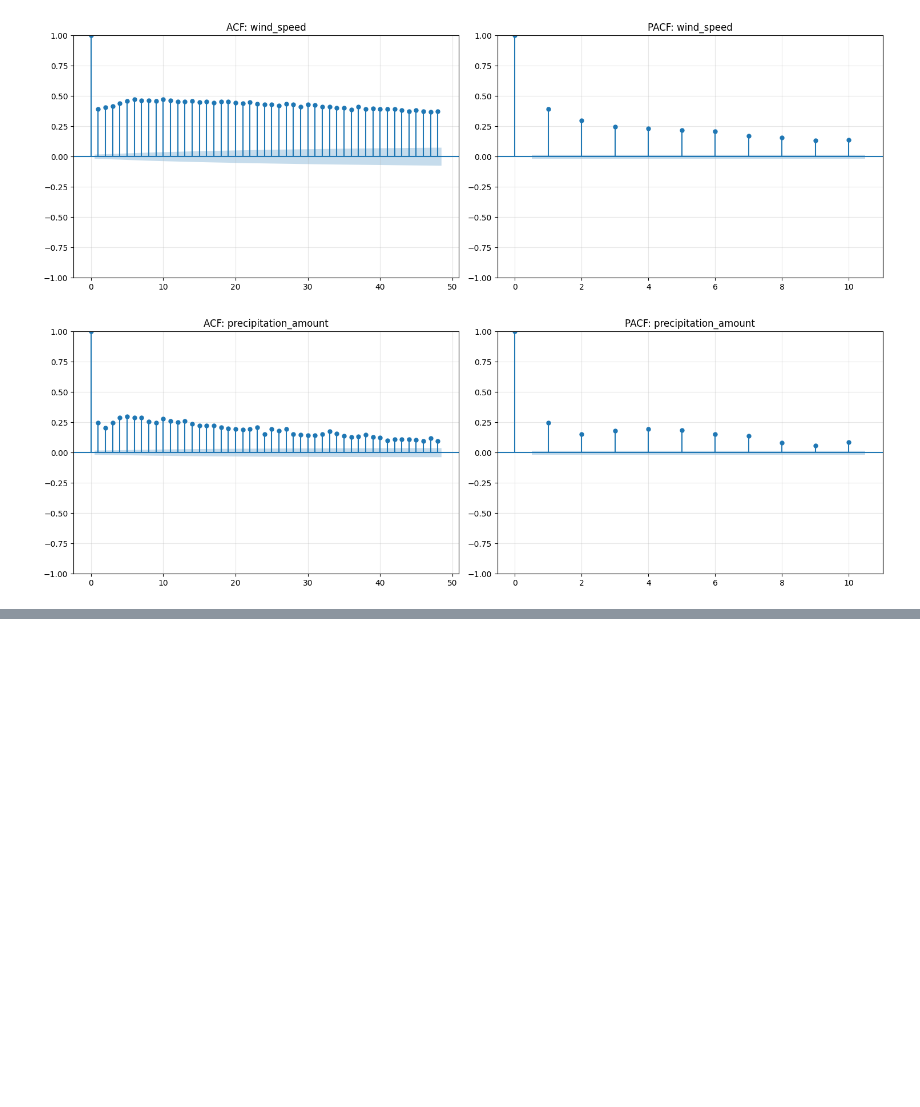
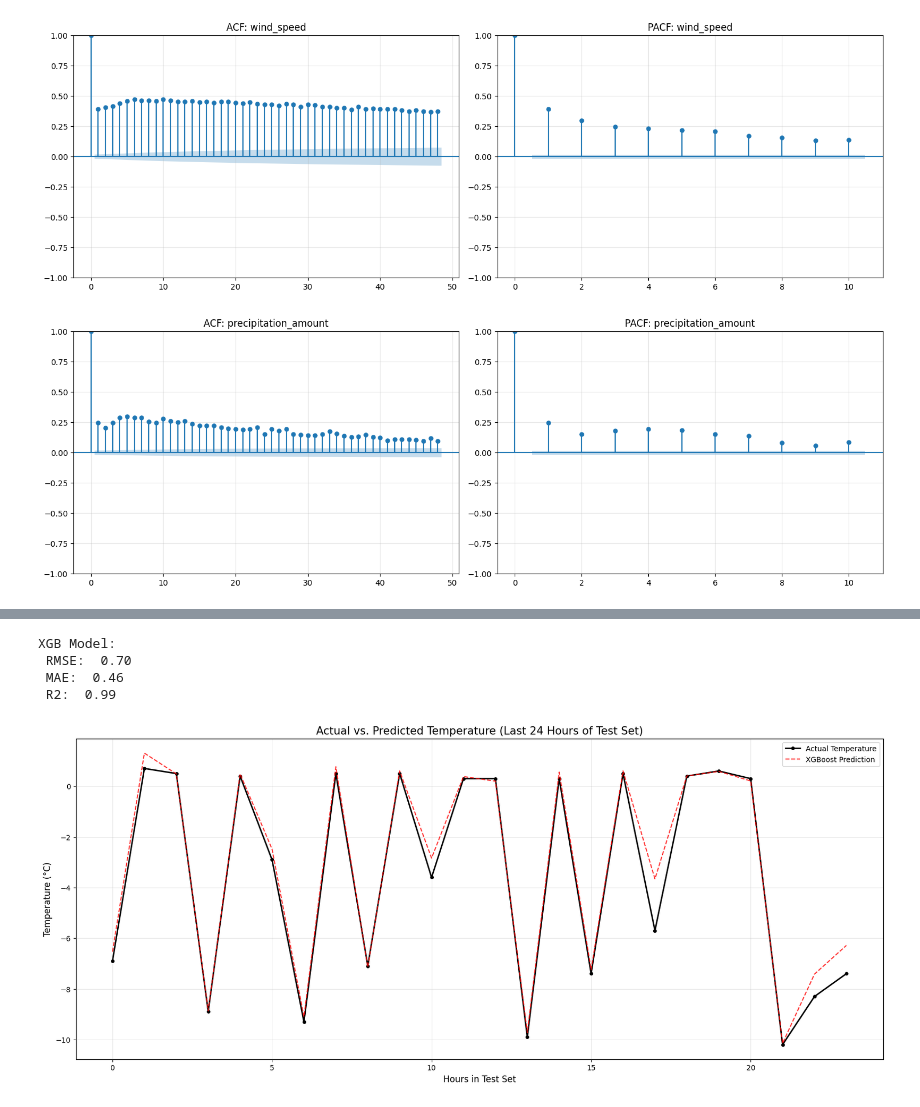
Before and after one commit to Doug-Vo/Weather-Predictor, a Jupyter notebook: Data_pipeline.ipynb, the cells around one changed output, grey strips where cells are left out. Cells and saved outputs as stored; diff of their text form; code cells hidden in the pictures; blank space fills up the shorter version.

```diff
--- a/Data_pipeline.ipynb
+++ b/Data_pipeline.ipynb
@@ -334,0 +464,43 @@ memory usage: 3.0 MB
+# %%
+y_xgb_test = xgb.predict(X_test)
+
+rmse_xgb = root_mean_squared_error(y_true= y_test, y_pred= y_xgb_test)
+mae_xgb = mean_absolute_error(y_true= y_test, y_pred= y_xgb_test)
+r2_xgb = r2_score(y_true= y_test, y_pred= y_xgb_test)
+
+print("XGB Model: " +
+      f"\n RMSE: {rmse_xgb: .2f}" +
+      f"\n MAE: {mae_xgb: .2f}" +
+      f"\n R2: {r2_xgb: .2f}")
+# %% [output]
+XGB Model:
+ RMSE:  0.70
+ MAE:  0.46
+ R2:  0.99
+# %%
+
+
+window = 24
+time_axis = range(window)
+
+plt.figure(figsize=(20, 8))
+
+# Plot Actuals
+plt.plot(time_axis, y_test.iloc[-window:].values,
+         label='Actual Temperature', color='black', linewidth=2, marker='o', markersize=4)
+
+# Plot XGBoost
+plt.plot(time_axis, y_xgb_test[-window:],
+         label='XGBoost Prediction', color='red', linestyle='--', alpha=0.8)
+
+
+# Formatting
+plt.title(f'Actual vs. Predicted Temperature (Last {window} Hours of Test Set)', fontsize=15)
+plt.xlabel('Hours in Test Set', fontsize=12)
+plt.ylabel('Temperature (°C)', fontsize=12)
+plt.legend()
+plt.grid(True, alpha=0.3)
+
+plt.show()
+# %% [output]
+[figure, added]
```
Also changed, not shown: parts of 8 cells of this notebook.
